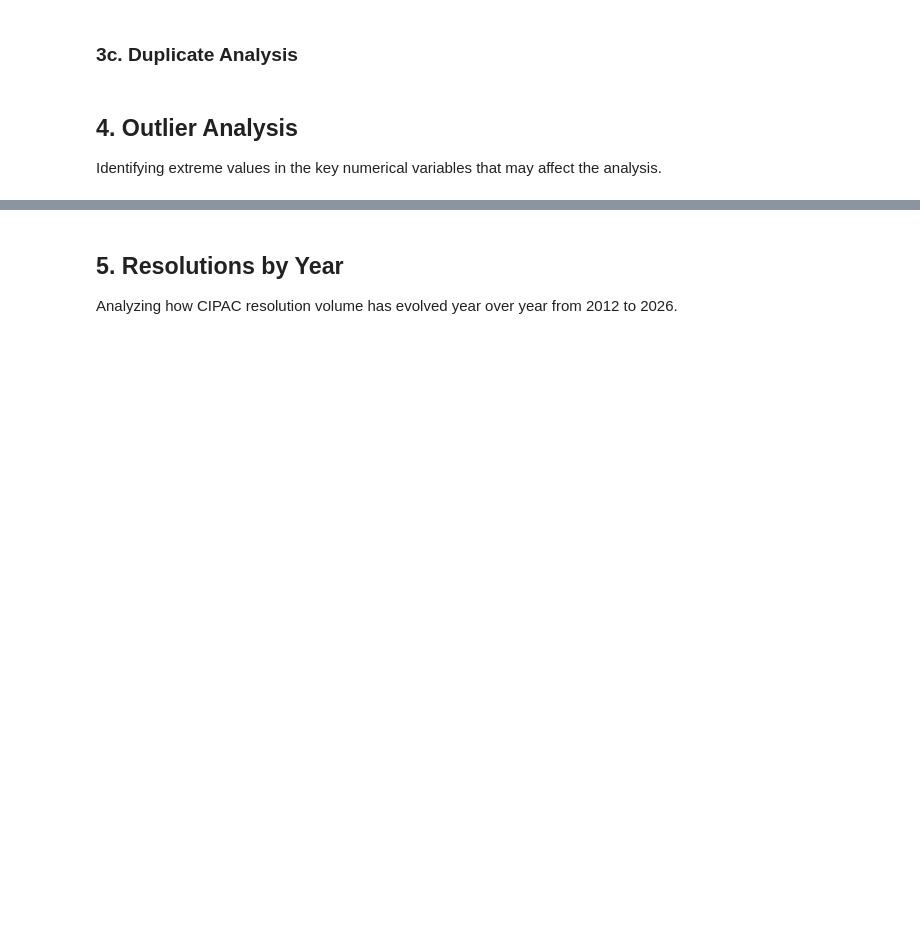
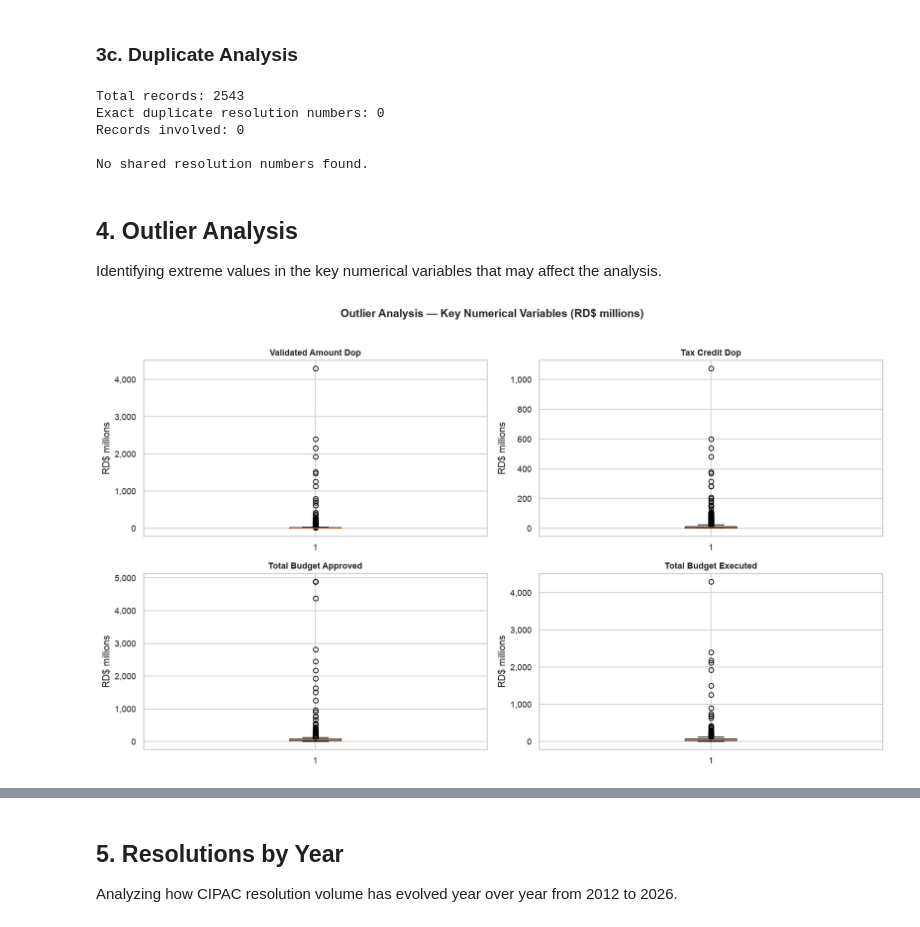
Before and after one commit to jorgedoiany/dominican-film-dashboard, a Jupyter notebook: notebooks/02_eda_cipac.ipynb, the cells around one changed output, grey strips where cells are left out. Cells and saved outputs as stored; diff of their text form; code cells hidden in the pictures; blank space fills up the shorter version.

```diff
--- a/notebooks/02_eda_cipac.ipynb
+++ b/notebooks/02_eda_cipac.ipynb
@@ -374,7 +377,7 @@ else:
             resolution_number, year, incentive_article, resolution_type,
             investor_name, investor_rnc, producer_rnc, film_title,
             local_company, pur_number, cpnd_number, request_date,
-            resolution_date, validated_expenses_dop, tax_credit_dop,
+            resolution_date, validated_amount_dop, tax_credit_dop,
             tax_credit_pct, total_budget_approved, total_budget_executed
         FROM cipac_resolutions
         ORDER BY year, resolution_number
@@ -486,6 +560,12 @@ if len(dup_groups) > 0:
     print(dup_groups[['resolution_number', 'year', 'investor_name', 'film_title']].to_string())
 else:
     print("\nNo shared resolution numbers found.")
+# %% [output]
+Total records: 2543
+Exact duplicate resolution numbers: 0
+Records involved: 0
+
+No shared resolution numbers found.
 # %% [markdown]
 ## 4. Outlier Analysis
 
@@ -493,26 +573,28 @@ Identifying extreme values in the key numerical variables that may affect the an
 # %%
 # Outlier Analysis — Boxplots
 df_approved_temp = df[df['resolution_type'] == 'approved']
 
-numeric_cols = ['validated_expenses_dop', 'tax_credit_dop',
+numeric_cols = ['validated_amount_dop', 'tax_credit_dop',
                 'total_budget_approved', 'total_budget_executed']
 
 fig, axes = plt.subplots(2, 2, figsize=(14, 8))
 axes = axes.flatten()
 
 for i, col in enumerate(numeric_cols):
     data = df_approved_temp[col].dropna() / 1_000_000
     axes[i].boxplot(data, orientation='vertical')
     axes[i].set_title(col.replace('_', ' ').title(), fontsize=11, fontweight='bold')
     axes[i].set_ylabel('RD$ millions')
     axes[i].yaxis.set_major_formatter(
         ticker.FuncFormatter(lambda x, _: f'{x:,.0f}')
     )
 
 plt.suptitle('Outlier Analysis — Key Numerical Variables (RD$ millions)',
              fontsize=14, fontweight='bold', y=1.02)
 plt.tight_layout()
 plt.show()
+# %% [output]
+[figure, added]
 # %%
 # Outlier summary using IQR method
 summary = []
```
Also changed, not shown: parts of 38 cells of this notebook, 1 other file.
